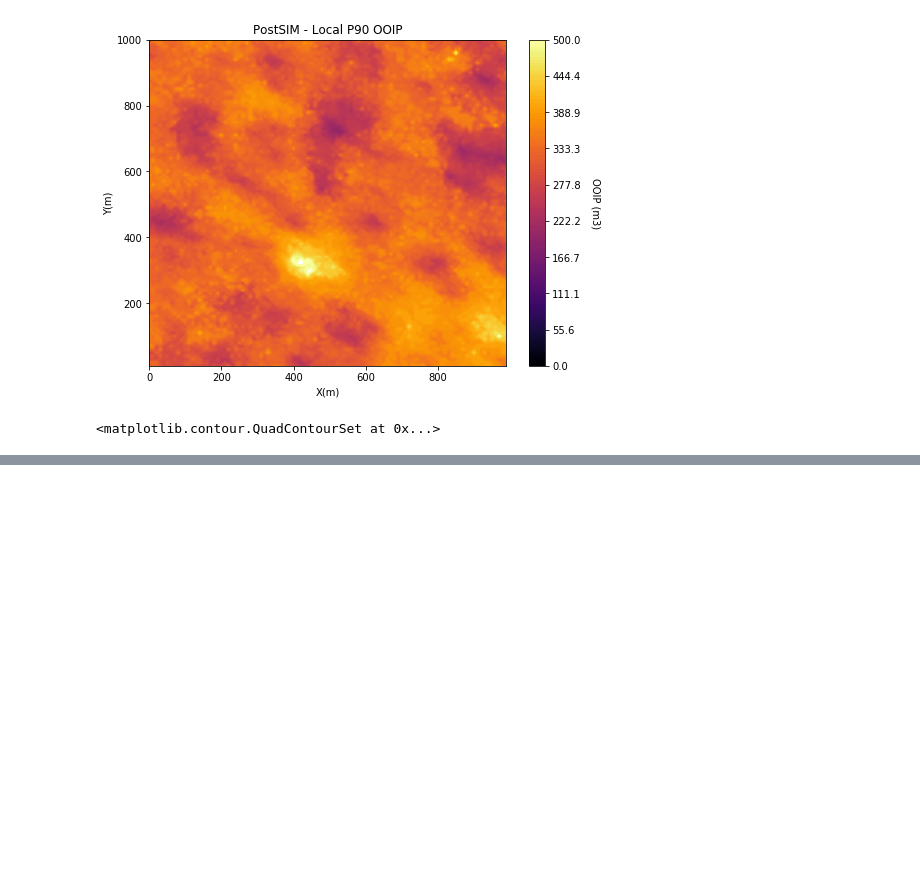
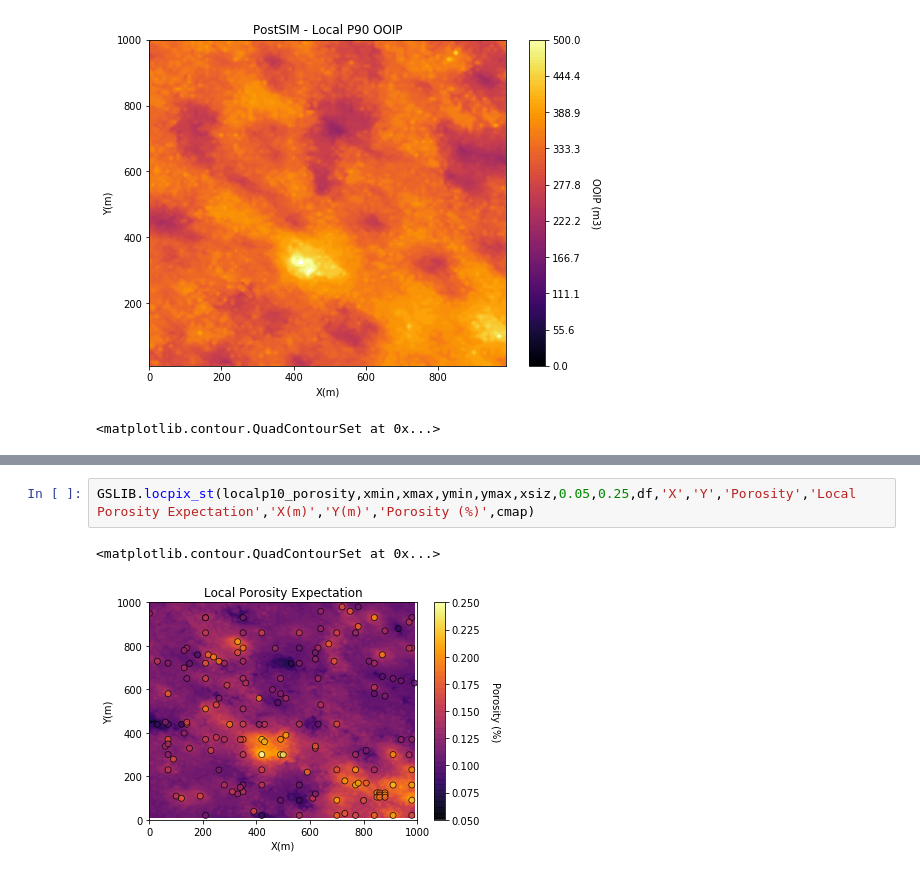
Before and after one commit to bochaozhao/PGE383-Geostatistic-Project, a Jupyter notebook: update6.ipynb, the cells around one changed output, grey strips where cells are left out. Cells and saved outputs as stored; diff of their text form; blank space fills up the shorter version.

```diff
--- a/update6.ipynb
+++ b/update6.ipynb
@@ -620,0 +627,5 @@ GSLIB.pixelplt(localp90_ooip,xmin,xmax,ymin,ymax,xsiz,0,500,'PostSIM - Local P90
+# %%
+GSLIB.locpix_st(localp10_porosity,xmin,xmax,ymin,ymax,xsiz,0.05,0.25,df,'X','Y','Porosity','Local Porosity Expectation','X(m)','Y(m)','Porosity (%)',cmap)
+# %% [output]
+<matplotlib.contour.QuadContourSet at 0x...>
+[figure, added]
```
Also changed, not shown: parts of 23 cells of this notebook.
